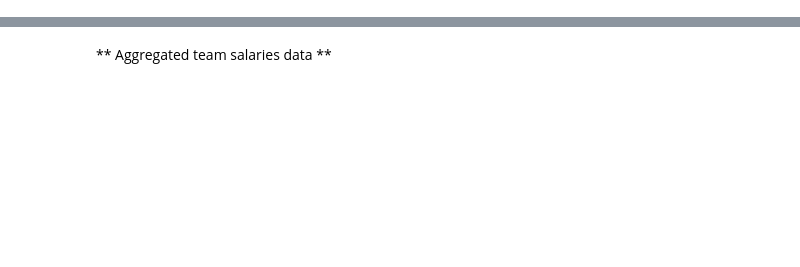
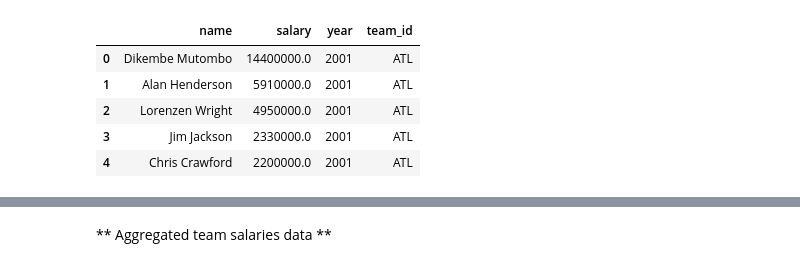
Before and after one commit to noorzaman/bb_finances, a Jupyter notebook: zaman_nurul.ipynb, the cells around one changed output, grey strips where cells are left out. Saved outputs shown, nothing was run; the diff lists cells and outputs as text; code cells hidden in the pictures; blank space fills up the shorter version.

```diff
--- a/zaman_nurul.ipynb
+++ b/zaman_nurul.ipynb
@@ -67,0 +79,9 @@ BRK        49    44    38    21    20
+# %%
+get_sals_df().head()
+# %% [output]
+|  | name | salary | year | team_id |
+| 0 | Dikembe Mutombo | 14400000.0 | 2001 | ATL |
+| 1 | Alan Henderson | 5910000.0 | 2001 | ATL |
+| 2 | Lorenzen Wright | 4950000.0 | 2001 | ATL |
+| 3 | Jim Jackson | 2330000.0 | 2001 | ATL |
+| 4 | Chris Crawford | 2200000.0 | 2001 | ATL |
```
Also changed, not shown: parts of 15 cells of this notebook.
